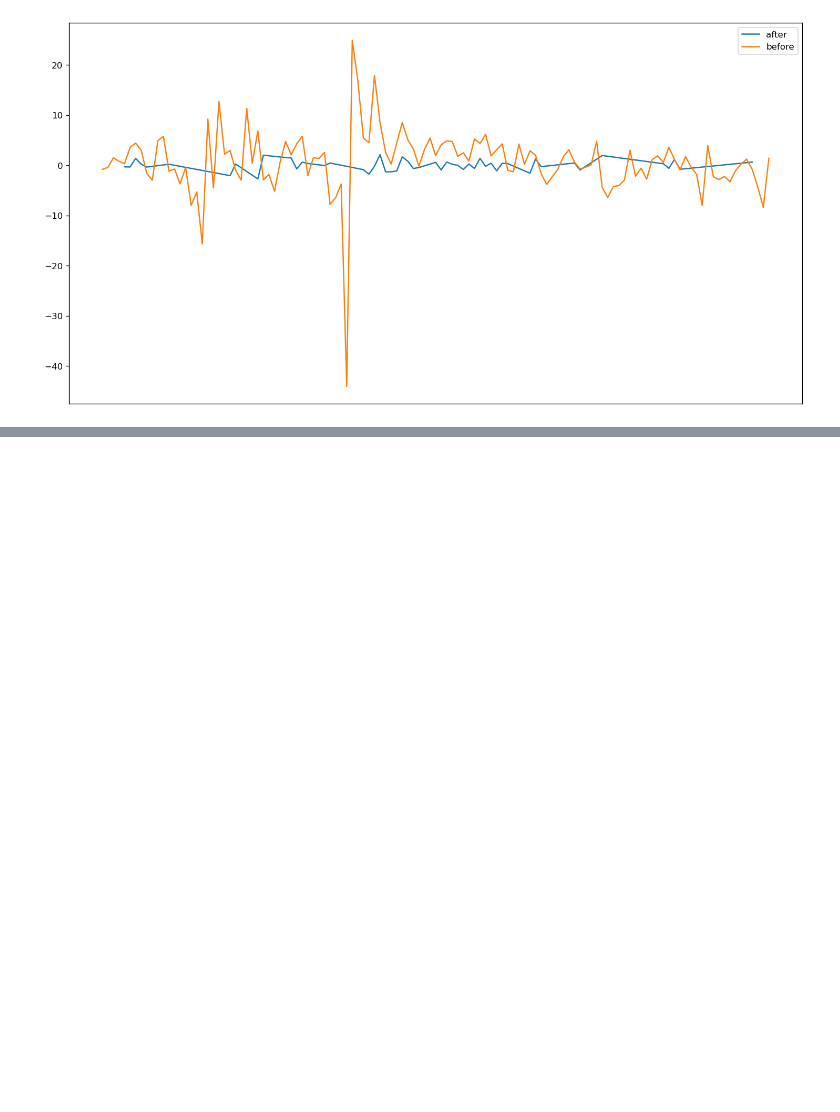
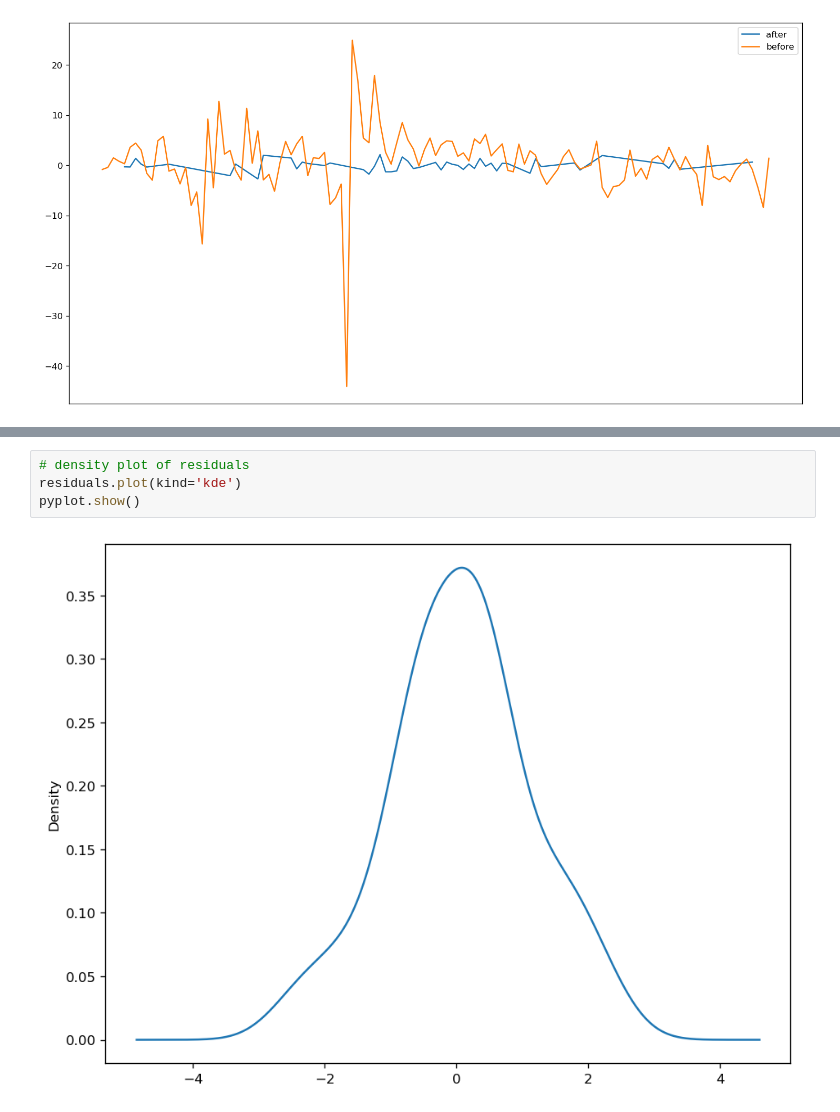
Before and after one commit to L-dos-Santos/final-project, a Jupyter notebook: Final Project.ipynb, the cells around one changed output, grey strips where cells are left out. Saved outputs shown, nothing was run; the diff lists cells and outputs as text; blank space fills up the shorter version.

```diff
--- a/Final Project.ipynb
+++ b/Final Project.ipynb
@@ -461,0 +435,6 @@ Critical values:
+# %%
+# density plot of residuals
+residuals.plot(kind='kde')
+pyplot.show()
+# %% [output]
+[figure, added]
```
Also changed, not shown: parts of 14 cells of this notebook.
